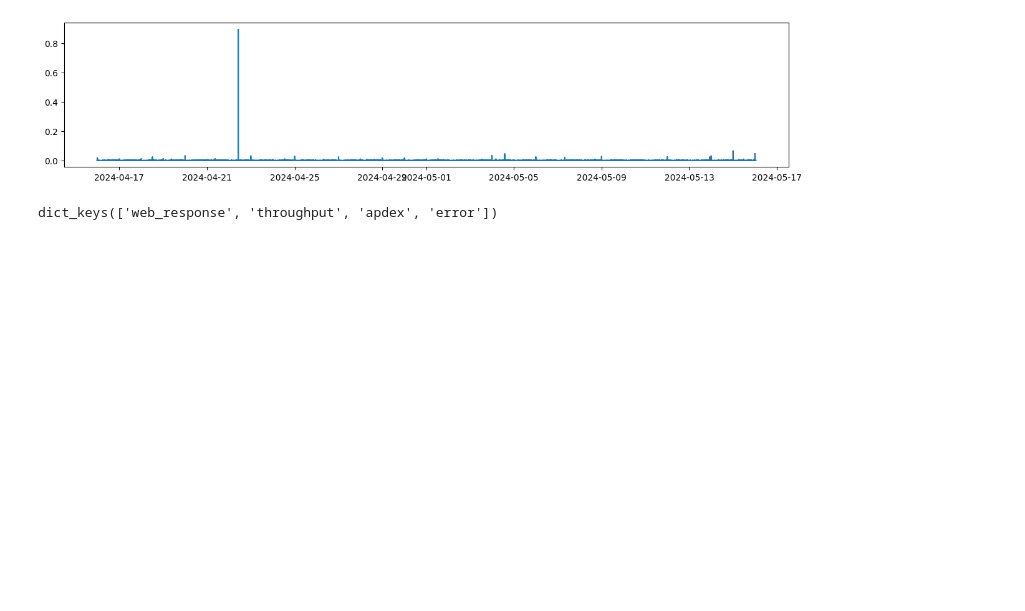
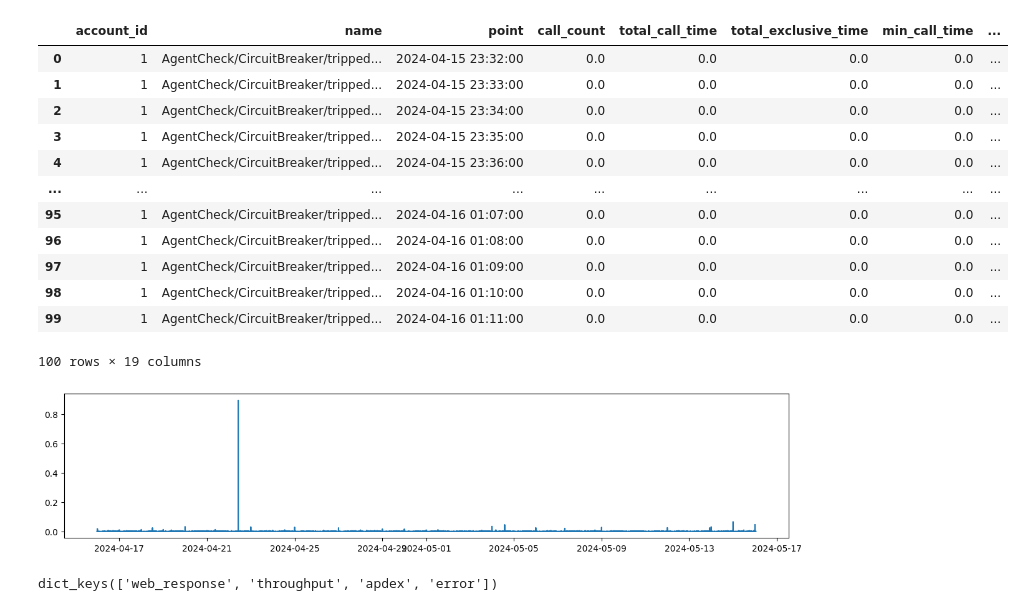
Before and after one commit to REU-DS-CLUB/redlab_hack, a Jupyter notebook: models.ipynb, the cells around one changed output. Saved outputs shown, nothing was run; the diff lists cells and outputs as text; code cells hidden in the pictures; blank space fills up the shorter version.

```diff
--- a/models.ipynb
+++ b/models.ipynb
@@ -22,3 +23,19 @@ data_raw = pd.read_csv("Data/metrics_collector.tsv", names = cols, sep="\t")
+# %%
+data_raw.head(100)
+# %% [output]
+|  | account_id | name | point | call_count | total_call_time | total_exclusive_time | min_call_time | ... |
+| 0 | 1 | AgentCheck/CircuitBreaker/tripped... | 2024-04-15 23:32:00 | 0.0 | 0.0 | 0.0 | 0.0 | ... |
+| 1 | 1 | AgentCheck/CircuitBreaker/tripped... | 2024-04-15 23:33:00 | 0.0 | 0.0 | 0.0 | 0.0 | ... |
+| 2 | 1 | AgentCheck/CircuitBreaker/tripped... | 2024-04-15 23:34:00 | 0.0 | 0.0 | 0.0 | 0.0 | ... |
+| 3 | 1 | AgentCheck/CircuitBreaker/tripped... | 2024-04-15 23:35:00 | 0.0 | 0.0 | 0.0 | 0.0 | ... |
+| 4 | 1 | AgentCheck/CircuitBreaker/tripped... | 2024-04-15 23:36:00 | 0.0 | 0.0 | 0.0 | 0.0 | ... |
+| ... | ... | ... | ... | ... | ... | ... | ... | ... |
+| 95 | 1 | AgentCheck/CircuitBreaker/tripped... | 2024-04-16 01:07:00 | 0.0 | 0.0 | 0.0 | 0.0 | ... |
+| 96 | 1 | AgentCheck/CircuitBreaker/tripped... | 2024-04-16 01:08:00 | 0.0 | 0.0 | 0.0 | 0.0 | ... |
+| 97 | 1 | AgentCheck/CircuitBreaker/tripped... | 2024-04-16 01:09:00 | 0.0 | 0.0 | 0.0 | 0.0 | ... |
+| 98 | 1 | AgentCheck/CircuitBreaker/tripped... | 2024-04-16 01:10:00 | 0.0 | 0.0 | 0.0 | 0.0 | ... |
+| 99 | 1 | AgentCheck/CircuitBreaker/tripped... | 2024-04-16 01:11:00 | 0.0 | 0.0 | 0.0 | 0.0 | ... |
+100 rows × 19 columns
 # %%
 data = make_table(data_raw)
 # %%
```
Also changed, not shown: parts of 1 cell of this notebook, 3 other files.
